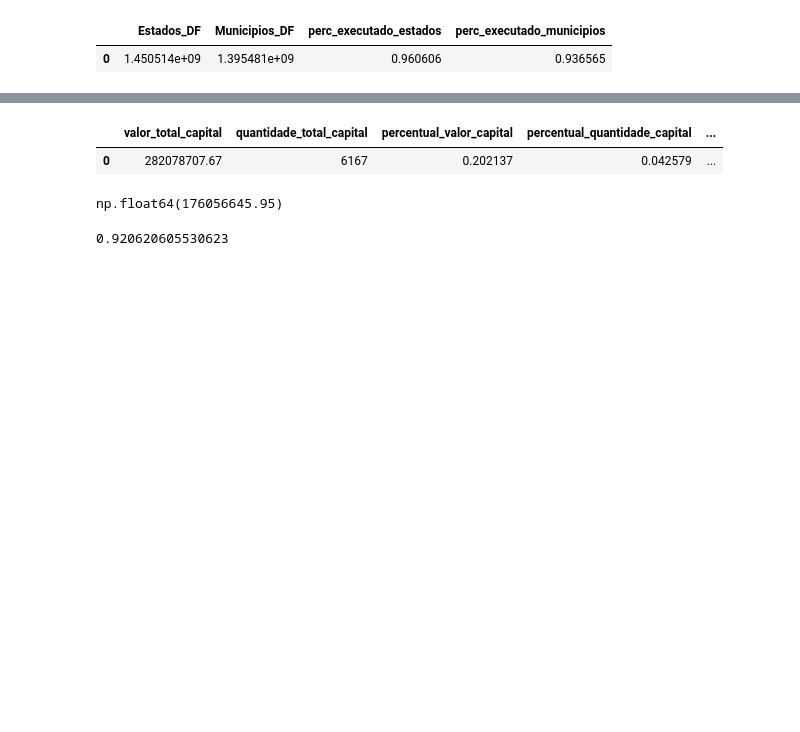
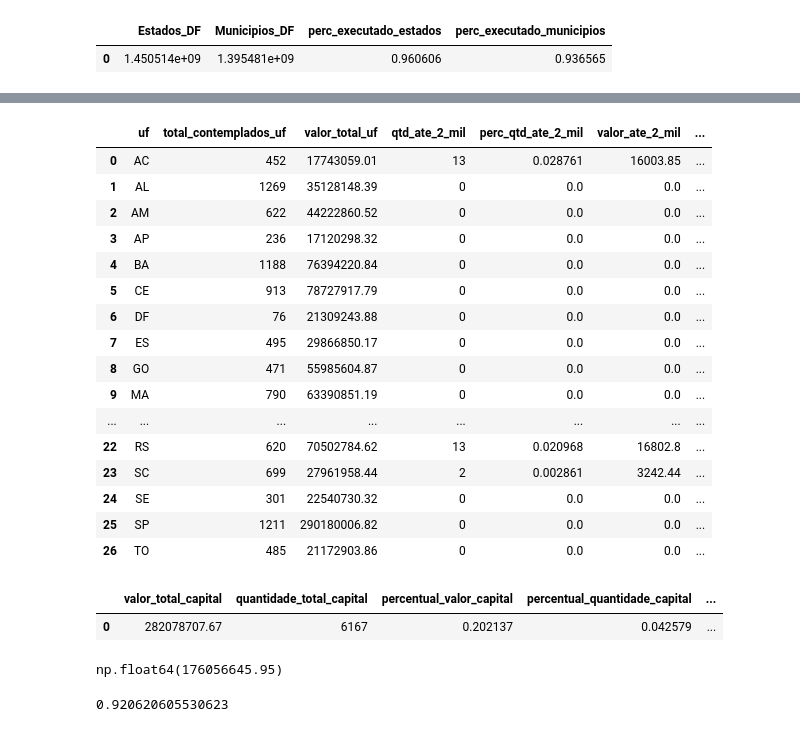
Before and after one commit to SGE-Subsecretaria-de-Gestao-Estrategica/pnab-data-vis, a Jupyter notebook: src/notebooks/gabriel_create_csv.ipynb, the cells around one changed output, grey strips where cells are left out. Drawn from its saved outputs; the diff is of its cells as text; code cells hidden in the pictures; blank space fills up the shorter version.

```diff
--- a/src/notebooks/gabriel_create_csv.ipynb
+++ b/src/notebooks/gabriel_create_csv.ipynb
@@ -78,3 +74,23 @@ df_uf_new.to_csv(settings.DATA_PATH_SECTION2 / 'aggregate_faixa_valor_ju_wide_by
+# %%
+df_uf_new
+# %% [output]
+|  | uf | total_contemplados_uf | valor_total_uf | qtd_ate_2_mil | perc_qtd_ate_2_mil | valor_ate_2_mil | ... |
+| 0 | AC | 452 | 17743059.01 | 13 | 0.028761 | 16003.85 | ... |
+| 1 | AL | 1269 | 35128148.39 | 0 | 0.0 | 0.0 | ... |
+| 2 | AM | 622 | 44222860.52 | 0 | 0.0 | 0.0 | ... |
+| 3 | AP | 236 | 17120298.32 | 0 | 0.0 | 0.0 | ... |
+| 4 | BA | 1188 | 76394220.84 | 0 | 0.0 | 0.0 | ... |
+| 5 | CE | 913 | 78727917.79 | 0 | 0.0 | 0.0 | ... |
+| 6 | DF | 76 | 21309243.88 | 0 | 0.0 | 0.0 | ... |
+| 7 | ES | 495 | 29866850.17 | 0 | 0.0 | 0.0 | ... |
+| 8 | GO | 471 | 55985604.87 | 0 | 0.0 | 0.0 | ... |
+| 9 | MA | 790 | 63390851.19 | 0 | 0.0 | 0.0 | ... |
+| ... | ... | ... | ... | ... | ... | ... | ... |
+| 22 | RS | 620 | 70502784.62 | 13 | 0.020968 | 16802.8 | ... |
+| 23 | SC | 699 | 27961958.44 | 2 | 0.002861 | 3242.44 | ... |
+| 24 | SE | 301 | 22540730.32 | 0 | 0.0 | 0.0 | ... |
+| 25 | SP | 1211 | 290180006.82 | 0 | 0.0 | 0.0 | ... |
+| 26 | TO | 485 | 21172903.86 | 0 | 0.0 | 0.0 | ... |
 # %%
 # executed_value_by_region
 df_states_region       = territorial.aggregate_execution_by_region(df_cubo=df_cubo, by_filter='ESTADO')
```
Also changed, not shown: parts of 4 cells of this notebook, 5 other files.
